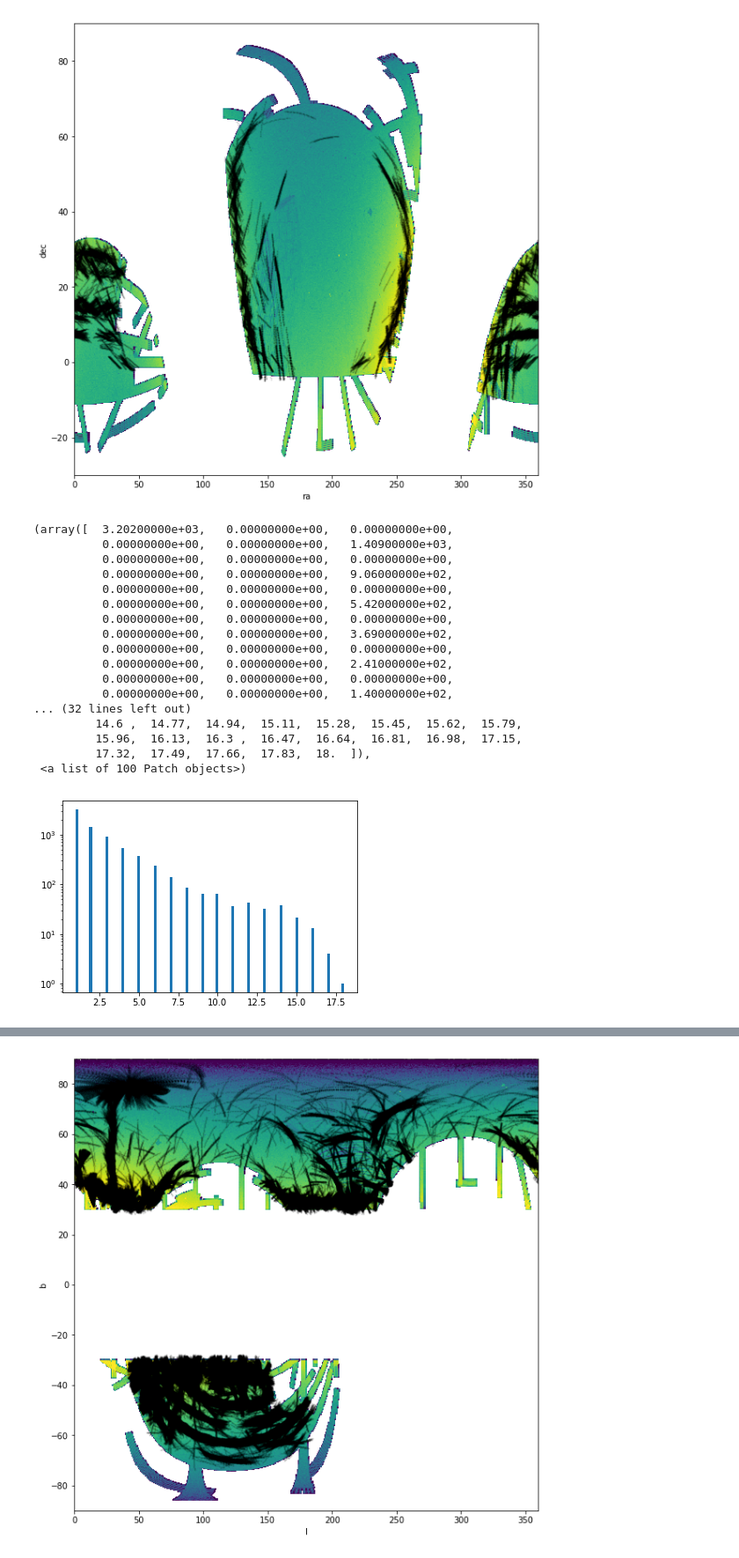
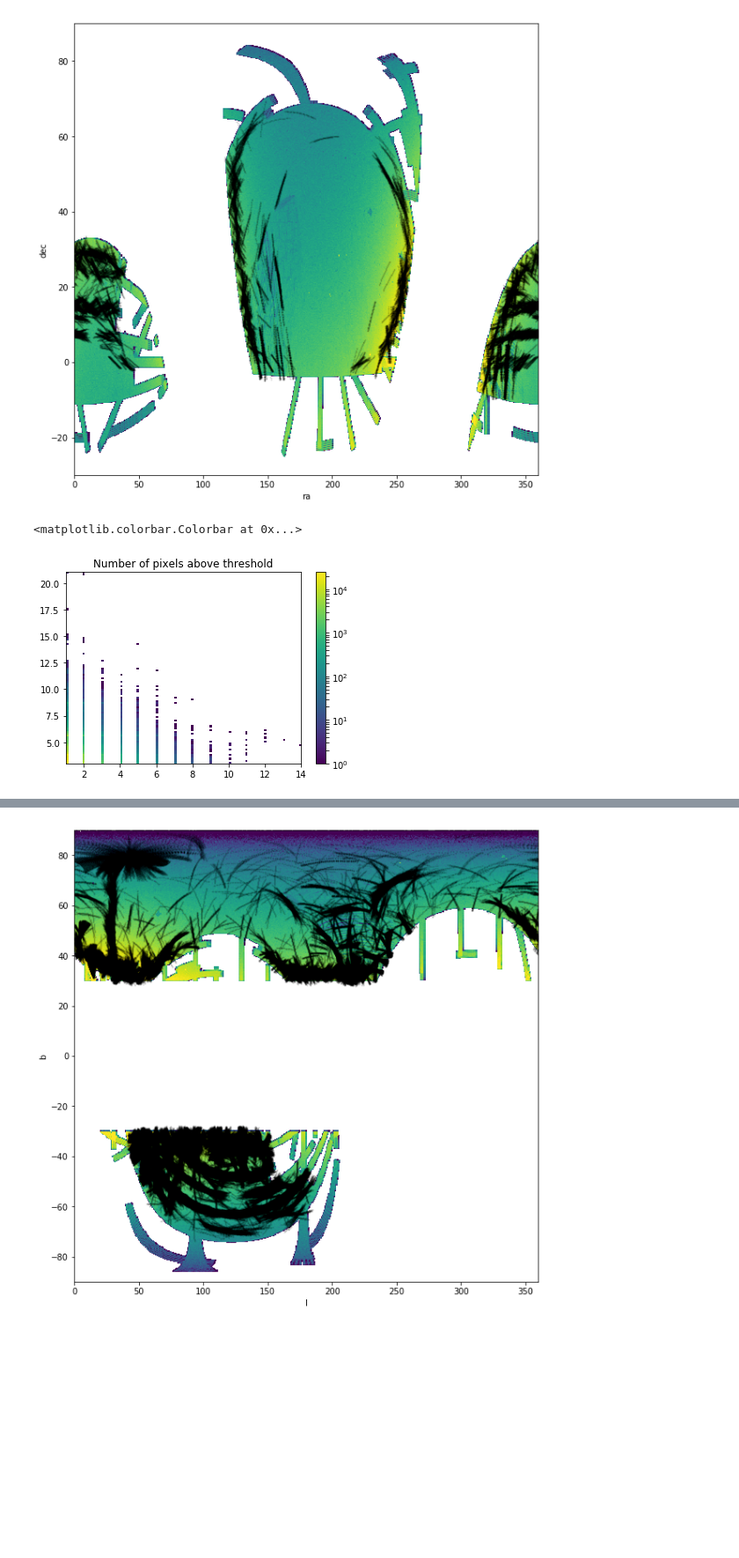
Before and after one commit to andersdot/modelMWkinematics, a Jupyter notebook: Visualize Streams.ipynb, the cells around one changed output, grey strips where cells are left out. Shown at 88% size. Saved outputs shown, nothing was run; the diff lists cells and outputs as text; code cells hidden in the pictures; blank space fills up the shorter version.

```diff
--- a/Visualize Streams.ipynb
+++ b/Visualize Streams.ipynb
@@ -134,26 +156,12 @@ for distance in ['10']:
 # %% [output]
 [figure]
 [figure]
-# %%
-plt.hist(data['n'], bins=100, log=True)
-# %% [output]
-(array([  3.20200000e+03,   0.00000000e+00,   0.00000000e+00,
-          0.00000000e+00,   0.00000000e+00,   1.40900000e+03,
-          0.00000000e+00,   0.00000000e+00,   0.00000000e+00,
-          0.00000000e+00,   0.00000000e+00,   9.06000000e+02,
-          0.00000000e+00,   0.00000000e+00,   0.00000000e+00,
-          0.00000000e+00,   0.00000000e+00,   5.42000000e+02,
-          0.00000000e+00,   0.00000000e+00,   0.00000000e+00,
-          0.00000000e+00,   0.00000000e+00,   3.69000000e+02,
-          0.00000000e+00,   0.00000000e+00,   0.00000000e+00,
-          0.00000000e+00,   0.00000000e+00,   2.41000000e+02,
-          0.00000000e+00,   0.00000000e+00,   0.00000000e+00,
-          0.00000000e+00,   0.00000000e+00,   1.40000000e+02,
-... (32 lines left out)
-         14.6 ,  14.77,  14.94,  15.11,  15.28,  15.45,  15.62,  15.79,
-         15.96,  16.13,  16.3 ,  16.47,  16.64,  16.81,  16.98,  17.15,
-         17.32,  17.49,  17.66,  17.83,  18.  ]),
- <a list of 100 Patch objects>)
-[figure, removed]
+# %%
+plt.hist2d(data['n'][~np.isinf(data['s2n'])], data['s2n'][~np.isinf(data['s2n'])], bins=100, norm=mpl.colors.LogNorm())
+plt.title('Number of pixels above threshold')
+plt.colorbar()
+# %% [output]
+<matplotlib.colorbar.Colorbar at 0x...>
+[figure, added]
 # %%
 n_thresh = [2]
```
Also changed, not shown: parts of 16 cells of this notebook, 7 other files.
